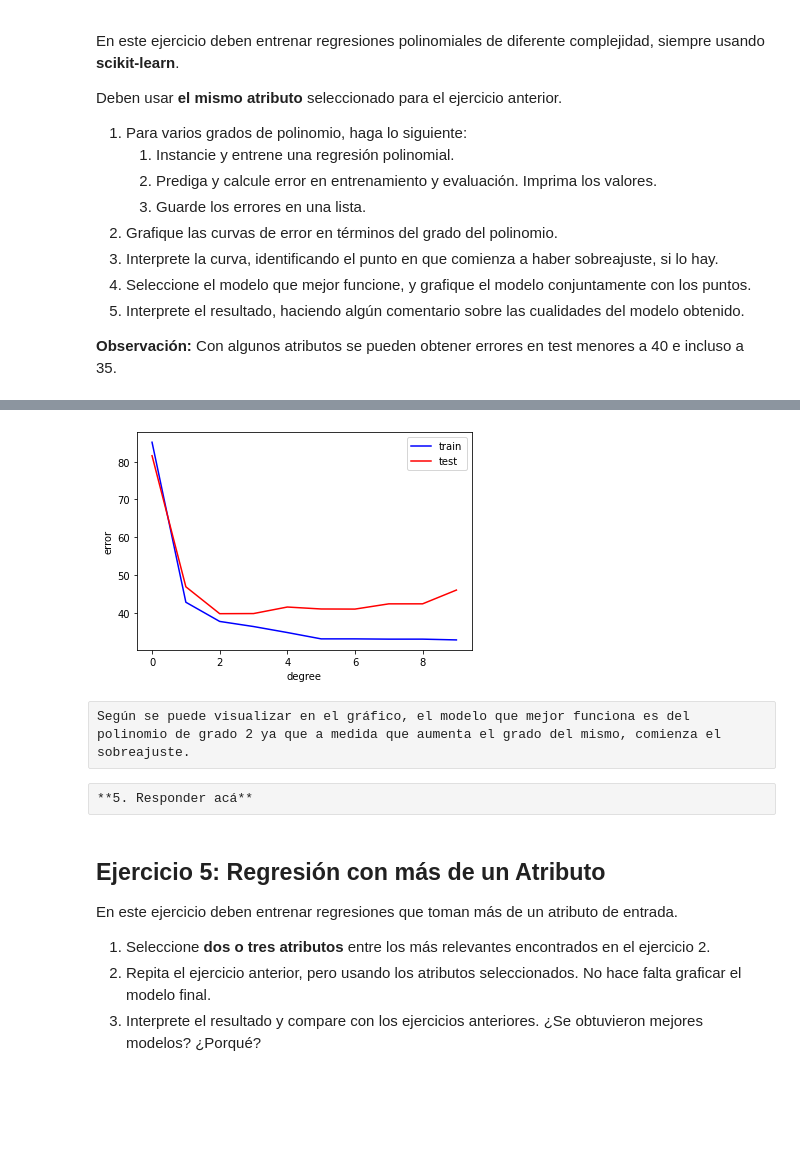
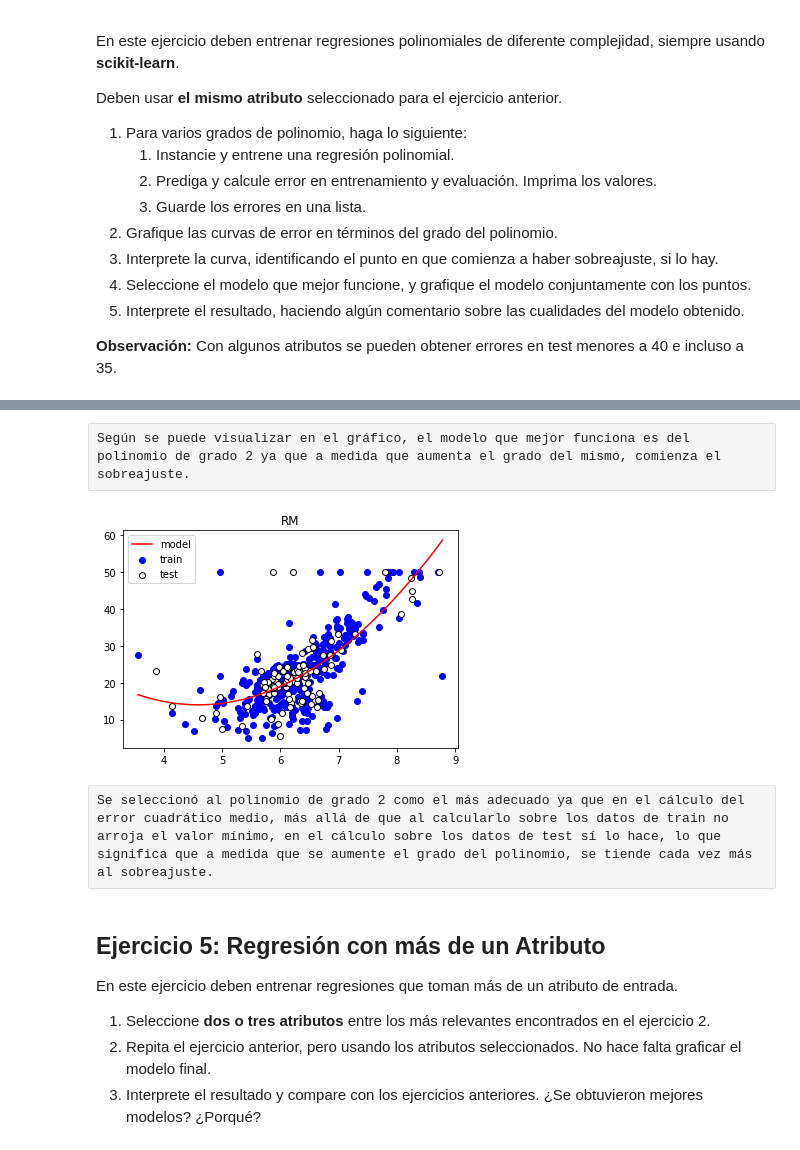
Before and after one commit to guillermohilal/IntroduccionAprendizajeAutomatico, a Jupyter notebook: Lab 1.ipynb, the cells around one changed output, grey strips where cells are left out. Cells and saved outputs as stored; diff of their text form; code cells hidden in the pictures; blank space fills up the shorter version.

```diff
--- a/Lab 1.ipynb
+++ b/Lab 1.ipynb
@@ -276,11 +278,2 @@ for degree in degrees:
-# %%
-plt.plot(degrees, train_errors, color="blue", label="train")
-plt.plot(degrees, test_errors, color="red", label="test")
-plt.legend()
-plt.xlabel("degree")
-plt.ylabel("error")
-plt.show()
-# %% [output]
-[figure, removed]
 # %% [raw]
 Según se puede visualizar en el gráfico, el modelo que mejor funciona es del polinomio de grado 2 ya que a medida que aumenta el grado del mismo, comienza el sobreajuste.
@@ -289,5 +280,18 @@ Según se puede visualizar en el gráfico, el modelo que mejor funciona es del p
-# %% [raw]
-**5. Responder acá**
+# %%
+degree = 2
+model = make_pipeline(PolynomialFeatures(degree), LinearRegression())
+model.fit(X_train_f, y_train);
+
+plt.scatter(X_train_f, y_train, color="blue", label="train")
+plt.scatter(X_test_f, y_test, color="white", edgecolor="k", label="test")
+plt.plot(x, model.predict(x.reshape(-1, 1)), color="red", label="model")
+plt.title('RM')
+plt.legend()
+plt.show()
+# %% [output]
+[figure, added]
+# %% [raw]
+Se seleccionó al polinomio de grado 2 como el más adecuado ya que en el cálculo del error cuadrático medio, más allá de que al calcularlo sobre los datos de train no arroja el valor mínimo, en el cálculo sobre los datos de test sí lo hace, lo que significa que a medida que se aumente el grado del polinomio, se tiende cada vez más al sobreajuste.
 # %% [markdown]
 ## Ejercicio 5: Regresión con más de un Atributo
 
```
Also changed, not shown: parts of 13 cells of this notebook.
